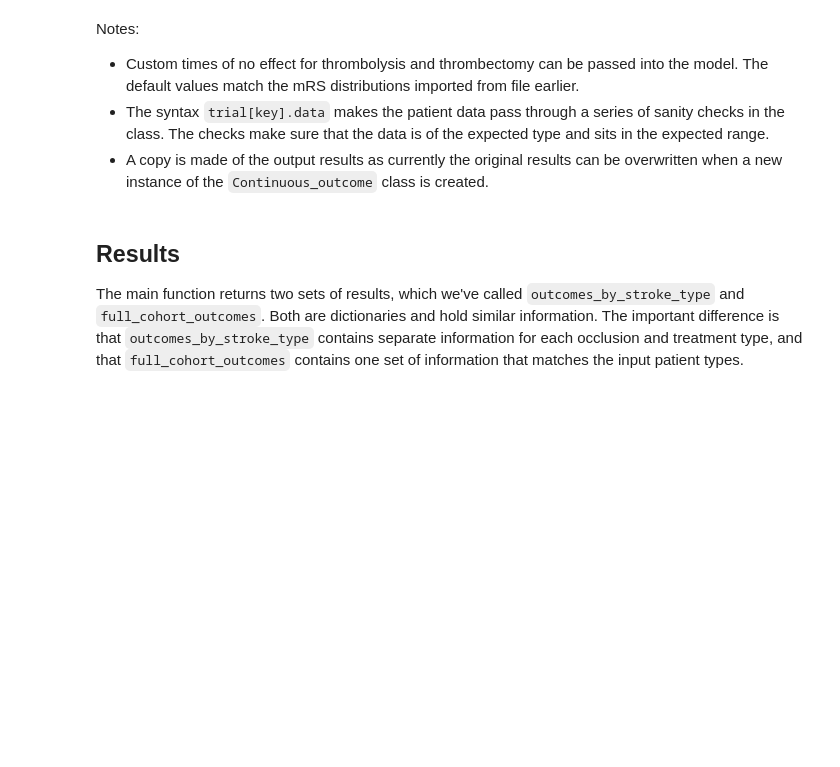
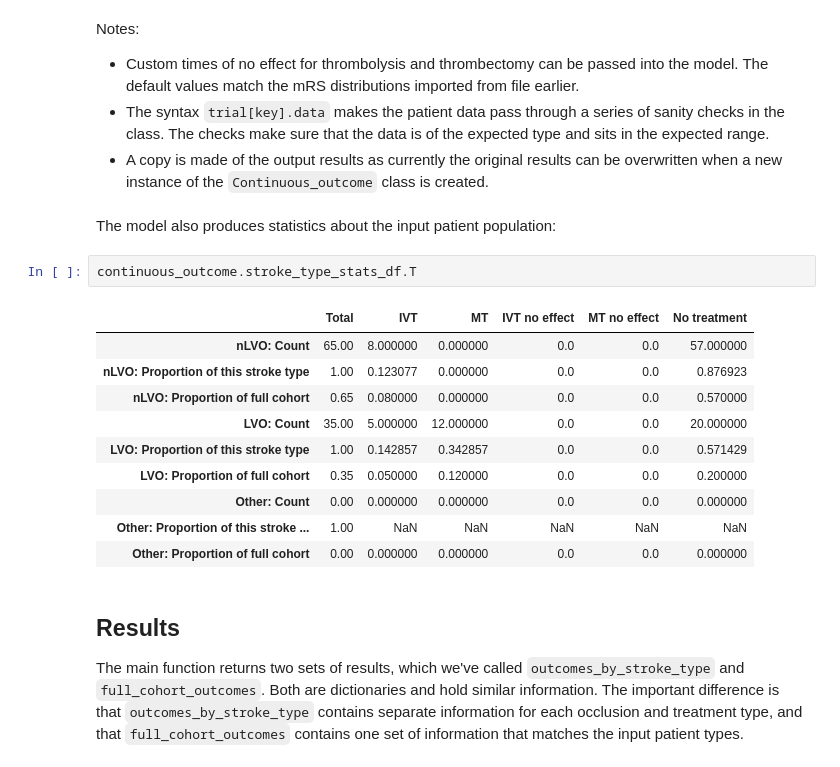
Before and after one commit to stroke-modelling/stroke-outcome, a Jupyter notebook: demo/demo_continuous_outcomes.ipynb, the cells around one changed output. Saved outputs shown, nothing was run; the diff lists cells and outputs as text; blank space fills up the shorter version.

```diff
--- a/demo/demo_continuous_outcomes.ipynb
+++ b/demo/demo_continuous_outcomes.ipynb
@@ -202,6 +202,21 @@ Notes:
 + Custom times of no effect for thrombolysis and thrombectomy can be passed into the model. The default values match the mRS distributions imported from file earlier.
 + The syntax `trial[key].data` makes the patient data pass through a series of sanity checks in the class. The checks make sure that the data is of the expected type and sits in the expected range.
 + A copy is made of the output results as currently the original results can be overwritten when a new instance of the `Continuous_outcome` class is created.
+# %% [markdown]
+The model also produces statistics about the input patient population:
+# %%
+continuous_outcome.stroke_type_stats_df.T
+# %% [output]
+|  | Total | IVT | MT | IVT no effect | MT no effect | No treatment |
+| nLVO: Count | 65.00 | 8.000000 | 0.000000 | 0.0 | 0.0 | 57.000000 |
+| nLVO: Proportion of this stroke type | 1.00 | 0.123077 | 0.000000 | 0.0 | 0.0 | 0.876923 |
+| nLVO: Proportion of full cohort | 0.65 | 0.080000 | 0.000000 | 0.0 | 0.0 | 0.570000 |
+| LVO: Count | 35.00 | 5.000000 | 12.000000 | 0.0 | 0.0 | 20.000000 |
+| LVO: Proportion of this stroke type | 1.00 | 0.142857 | 0.342857 | 0.0 | 0.0 | 0.571429 |
+| LVO: Proportion of full cohort | 0.35 | 0.050000 | 0.120000 | 0.0 | 0.0 | 0.200000 |
+| Other: Count | 0.00 | 0.000000 | 0.000000 | 0.0 | 0.0 | 0.000000 |
+| Other: Proportion of this stroke ... | 1.00 | NaN | NaN | NaN | NaN | NaN |
+| Other: Proportion of full cohort | 0.00 | 0.000000 | 0.000000 | 0.0 | 0.0 | 0.000000 |
 # %% [markdown]
 ## Results
 
```
Also changed, not shown: 1 other file.
